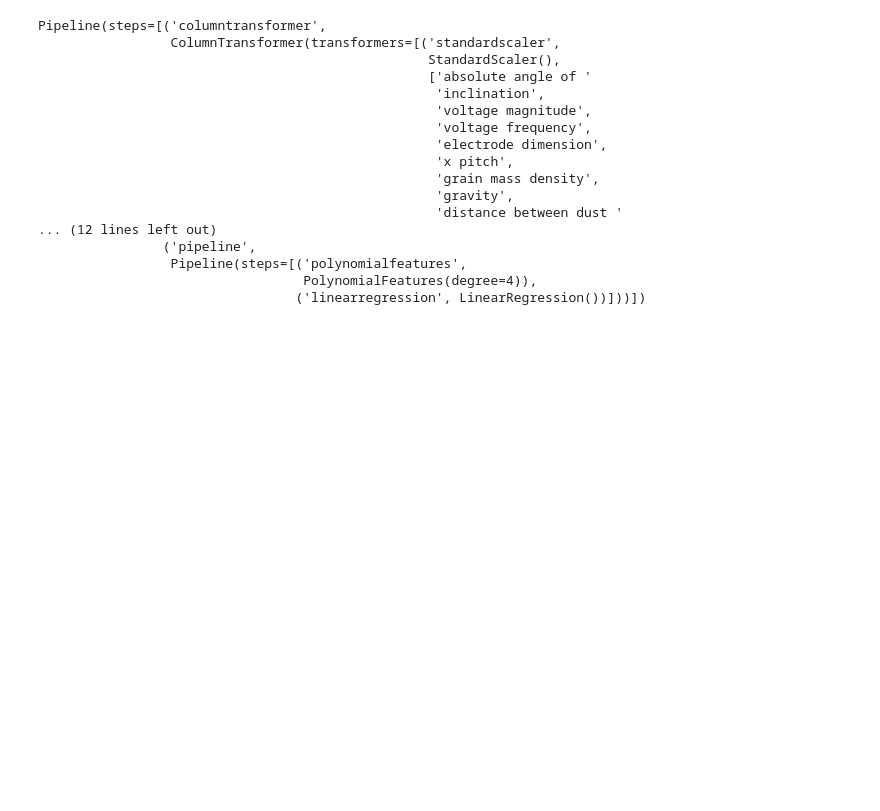
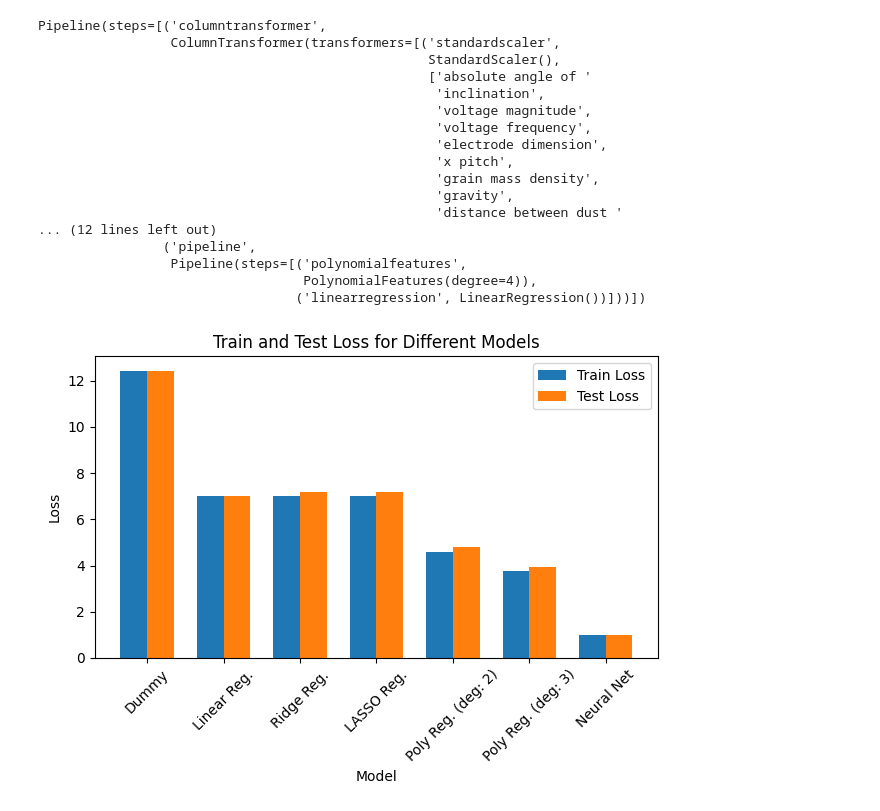
Before and after one commit to Kalpit-Vadnerkar/DL-GPU-Electrostatic-Sieve, a Jupyter notebook: Data_Processing.ipynb, the cells around one changed output. Drawn from its saved outputs; the diff is of its cells as text; code cells hidden in the pictures; blank space fills up the shorter version.

```diff
--- a/Data_Processing.ipynb
+++ b/Data_Processing.ipynb
@@ -254,3 +254,43 @@ Pipeline(steps=[('columntransformer',
                  Pipeline(steps=[('polynomialfeatures',
                                   PolynomialFeatures(degree=4)),
                                  ('linearregression', LinearRegression())]))])
+# %%
+import matplotlib.pyplot as plt
+import numpy as np
+
+# Data
+models = ['Dummy', 'Linear Reg.', 'Ridge Reg.', 'LASSO Reg.', 'Poly Reg. (deg: 2)', 'Poly Reg. (deg: 3)', 'Neural Net']
+train_loss = [12.433589, 7.0292736, 7.0292736, 7.030736, 4.574759, 3.768892, 1]
+test_loss = [12.433454, 7.0293886, 7.203882, 7.203882, 4.797662, 3.92981, 1]
+
+# Set bar width and positions for grouping
+bar_width = 0.35
+index = np.arange(len(models))
+
+# Create bar chart
+fig, ax = plt.subplots()
+rects1 = ax.bar(index, train_loss, bar_width, label='Train Loss')
+rects2 = ax.bar(index + bar_width, test_loss, bar_width, label='Test Loss')
+
+# Add labels, title, and legend
+ax.set_xlabel('Model')
+ax.set_ylabel('Loss')
+ax.set_title('Train and Test Loss for Different Models')
+ax.set_xticks(index + bar_width / 2)
+ax.set_xticklabels(models, rotation=45)
+ax.legend()
+
+# Add text labels on top of the bars (optional)
+def addlabels(rects):
+    for rect in rects:
+        height = rect.get_height()
+        ax.text(rect.get_x() + rect.get_width() / 2, height,
+                f'{height:.3f}', ha='center', va='bottom')
+
+#addlabels(rects1)
+#addlabels(rects2)
+
+plt.tight_layout()
+plt.show()
+# %% [output]
+[figure, added]
```
Also changed, not shown: parts of 5 cells of this notebook, 4 other files.
